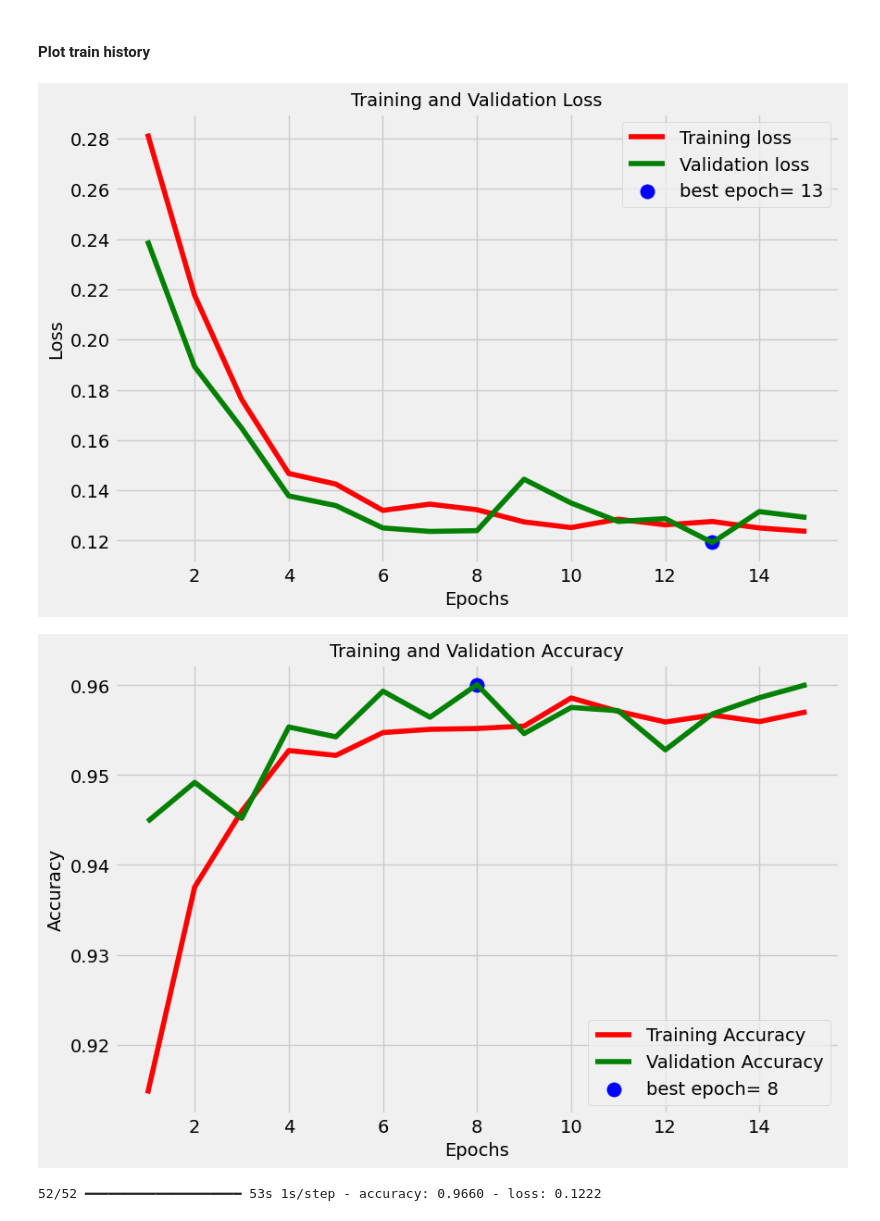
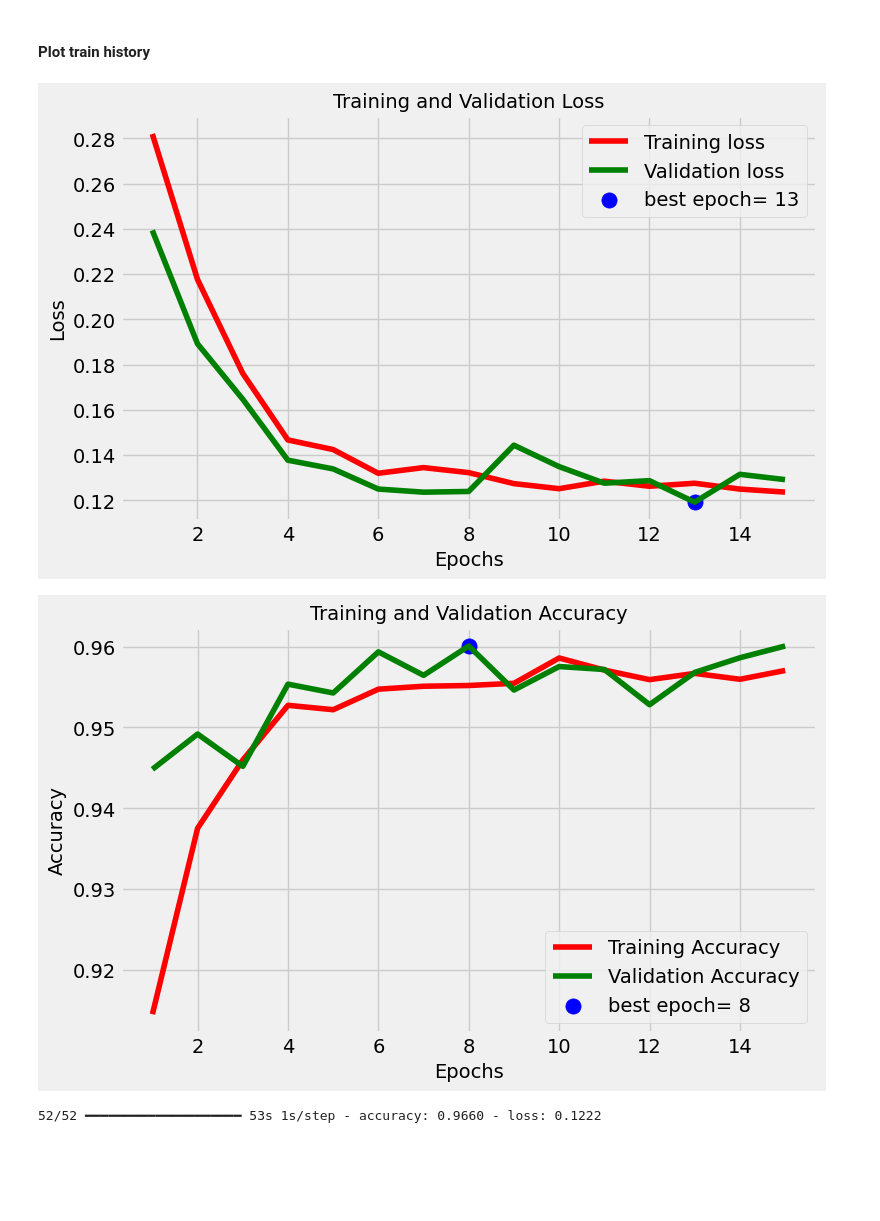
Before and after one commit to valentino7504/malaria-diagnosis, a Jupyter notebook: backend/mobilenet_model/malaria_diagnosis_MobileNetv3-Small.ipynb, the cells around one changed output. Drawn from its saved outputs; the diff is of its cells as text; code cells hidden in the pictures; blank space fills up the shorter version.

Commit message:
Update: Reduced size of training curves in ipynb

```diff
--- a/backend/mobilenet_model/malaria_diagnosis_MobileNetv3-Small.ipynb
+++ b/backend/mobilenet_model/malaria_diagnosis_MobileNetv3-Small.ipynb
@@ -263,18 +263,18 @@ epochs = [i+1 for i in range(len(tr_acc))]
 loss_label = f'best epoch= {str(index_loss + 1)}'
 acc_label = f'best epoch= {str(index_acc + 1)}'
 # %%
-plt.figure(figsize= (9, 6))
+plt.figure(figsize= (7, 4))
 plt.plot(epochs, tr_loss, 'r', label= 'Training loss')
 plt.plot(epochs, val_loss, 'g', label= 'Validation loss')
 plt.scatter(index_loss + 1, val_lowest, s= 120, c= 'blue', label= loss_label)
 plt.title('Training and Validation Loss', fontsize=14)
 plt.xlabel('Epochs', fontsize=14)
 plt.ylabel('Loss', fontsize=14)
 plt.legend();
 # %% [output]
-[figure, old version]
+[figure, new version]
 # %%
-plt.figure(figsize= (9, 6))
+plt.figure(figsize= (8, 5))
 plt.plot(epochs, tr_acc, 'r', label= 'Training Accuracy')
 plt.plot(epochs, val_acc, 'g', label= 'Validation Accuracy')
 plt.scatter(index_acc + 1 , acc_highest, s= 120, c= 'blue', label= acc_label)
@@ -283,7 +283,7 @@ plt.xlabel('Epochs', fontsize=14)
 plt.ylabel('Accuracy', fontsize=14)
 plt.legend();
 # %% [output]
-[figure, old version]
+[figure, new version]
 # %%
 test_length = len(test_df)
 steps = test_length // TEST_BATCH_SIZE
```
